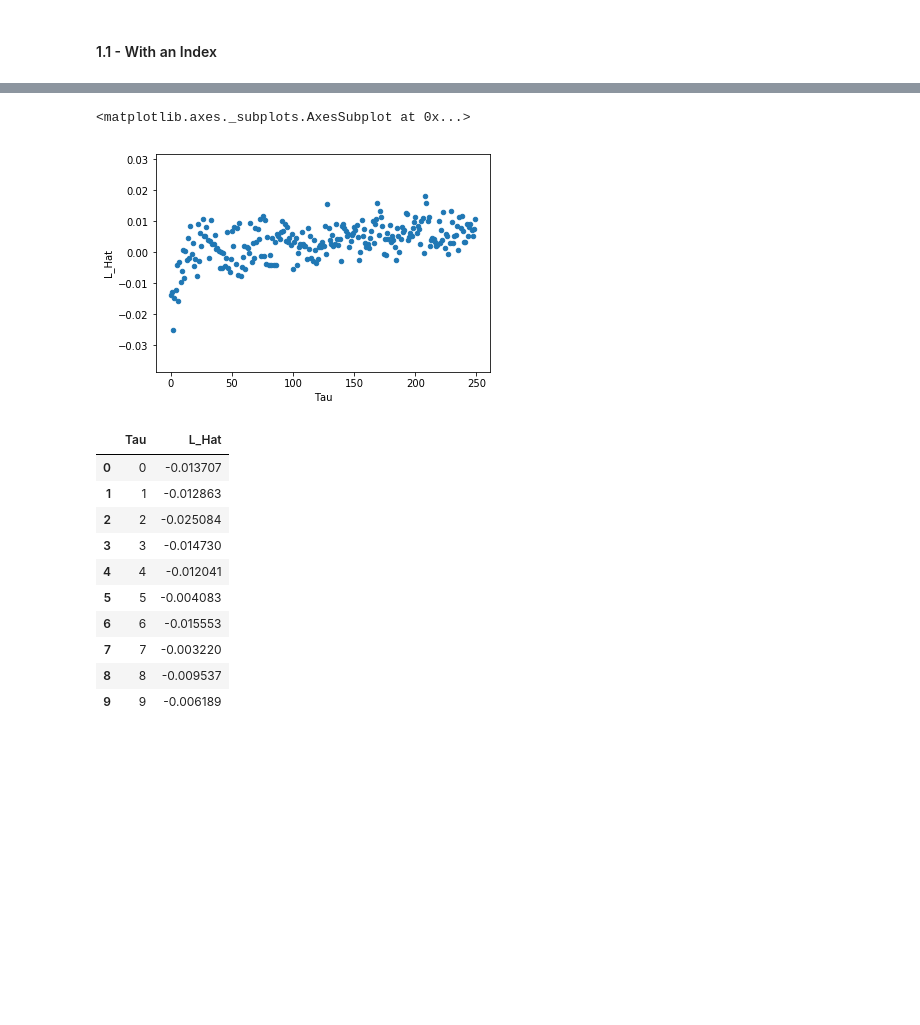
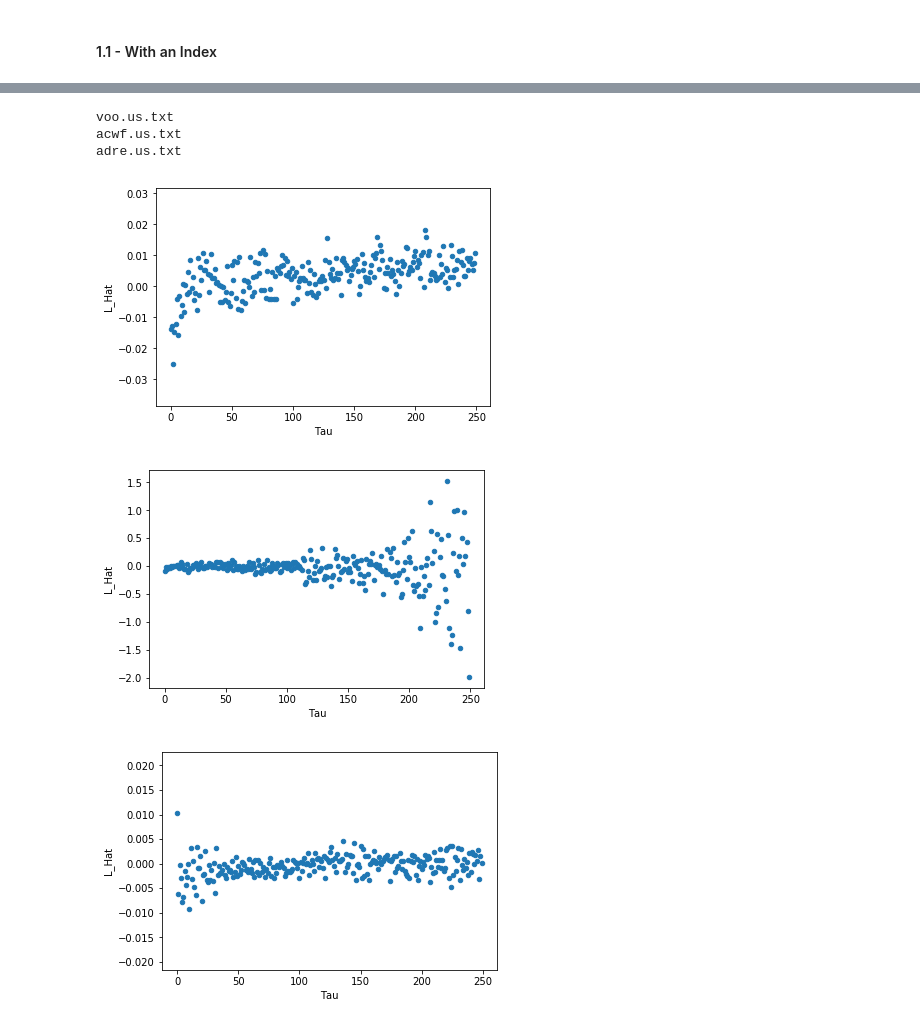
Before and after one commit to romainwk/Reactive-Covariance, a Jupyter notebook: Reactive Covariance - Python Code.ipynb, the cells around one changed output, grey strips where cells are left out. Drawn from its saved outputs; the diff is of its cells as text; code cells hidden in the pictures; blank space fills up the shorter version.

```diff
--- a/Reactive Covariance - Python Code.ipynb
+++ b/Reactive Covariance - Python Code.ipynb
@@ -12,3 +12,6 @@ import pandas as pd
 import os
 # %%
 # Create a Dictionnary with the name of the stocks that we want to plot
+
+index_dictionnary = {"Ticker1":"voo.us.txt", "Ticker2":"acwf.us.txt", "Ticker3": "adre.us.txt"} ## Création d'un dictionnaire comportant les tickers des index
+stock_dictionnary = {"Ticker1": "aac.us.txt"} ## Dictionnaire avec le nom des stocks
@@ -50,31 +17,0 @@ def L_hat(tau,T):
-# %%
-# We look tau steps ahead in the future
-
-# The available time horizon in our sample is T
-
-T = df.shape[0] # size of our sample
-
-result_df = pd.DataFrame([])
-
-for tau in range(0,250): ## specify the max range here
-
-    result_df = result_df.append(pd.DataFrame({"Tau":tau,'L_Hat': L_hat(tau,T)}, index=[0]), ignore_index=True)
-
-result_df.plot.scatter(x = "Tau", y = "L_Hat" )
-# %% [output]
-<matplotlib.axes._subplots.AxesSubplot at 0x...>
-[figure, removed]
-# %%
-result_df.head(10)
-# %% [output]
-|  | Tau | L_Hat |
-| 0 | 0 | -0.013707 |
-| 1 | 1 | -0.012863 |
-| 2 | 2 | -0.025084 |
-| 3 | 3 | -0.014730 |
-| 4 | 4 | -0.012041 |
-| 5 | 5 | -0.004083 |
-| 6 | 6 | -0.015553 |
-| 7 | 7 | -0.003220 |
-| 8 | 8 | -0.009537 |
-| 9 | 9 | -0.006189 |
@@ -80,0 +60,27 @@ result_df.head(10)
+# %%
+Tau = 250  ## On spécifie ici l'horizon de temps qui sera calculé au sein de la classe
+Security = "ETFs" ## Change to "Stocks" pour calculer le leverage des stocks.
+                  ## Cela change le répertoire d'importation des donnees dans la création de la classe
+
+leverage_df = pd.DataFrame([])
+
+if (Security == "ETFs"):
+    my_dictionnary = index_dictionnary
+else:
+    my_dictionnary = stock_dictionnary
+
+
+for key in my_dictionnary:
+    Ticker = my_dictionnary.get(key) ## définition du ticker pour la création de l'objet
+    myStock = ComputeLeverage() ## Creation de l'objet
+    myStock.PlotLeverage() ## On appelle la methode qui trace le graph
+    #leverage_df = myStock.ReturnLeverage()
+    print(my_dictionnary.get(key))
+    #leverage_df = leverage_df.append(pd.DataFrame({"Stock": key, "Leverage": myStock.ReturnLeverage()}, index=[0], ignore_index=True)
+# %% [output]
+voo.us.txt
+acwf.us.txt
+adre.us.txt
+[figure, added]
+[figure, added]
+[figure, added]
```
Also changed, not shown: parts of 6 cells of this notebook.
